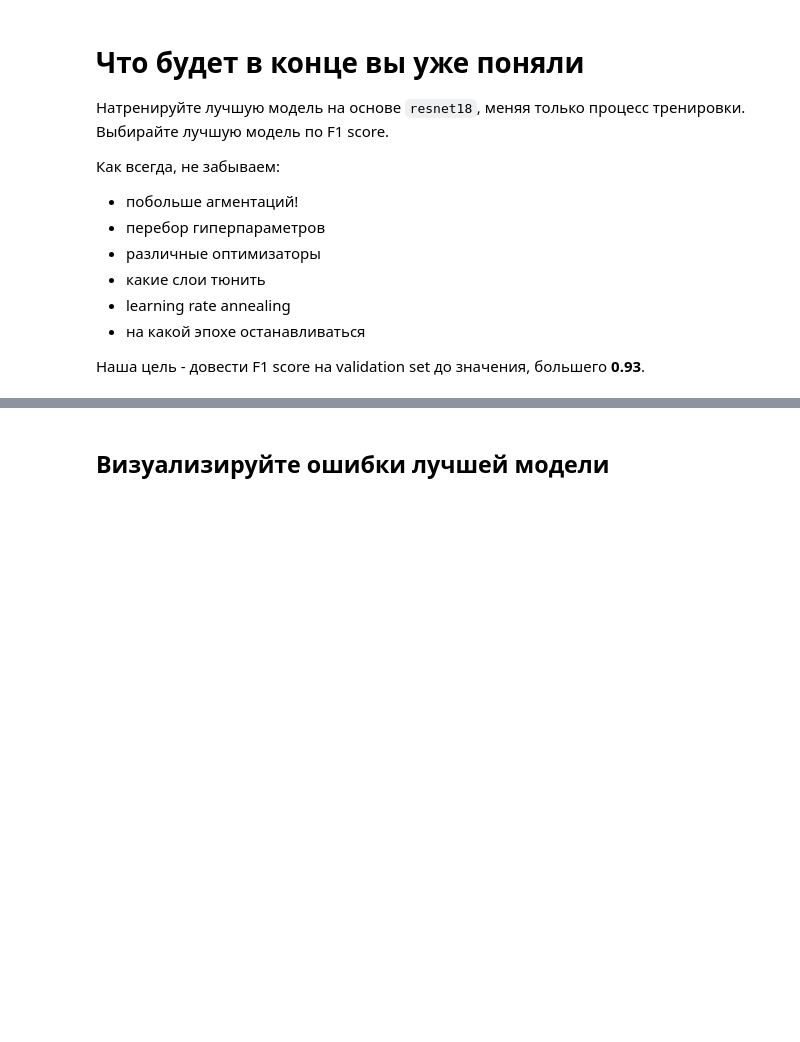
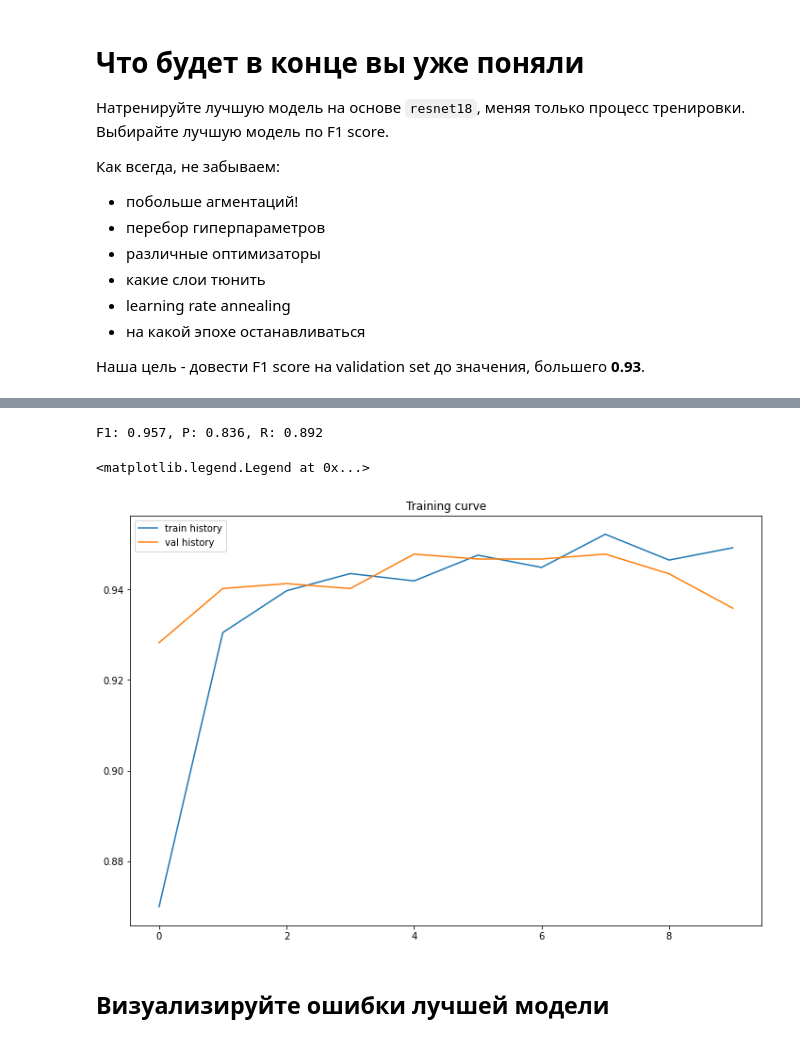
Before and after one commit to Eldervald/dlcourse_ai, a Jupyter notebook: assignments/assignment4/HotdogOrNot.ipynb, the cells around one changed output, grey strips where cells are left out. Drawn from its saved outputs; the diff is of its cells as text; code cells hidden in the pictures; blank space fills up the shorter version.

```diff
--- a/assignments/assignment4/HotdogOrNot.ipynb
+++ b/assignments/assignment4/HotdogOrNot.ipynb
@@ -370,0 +555,18 @@ print("F1: %4.3f, P: %4.3f, R: %4.3f" % (f1, precision, recall))
+# %%
+from torch.optim import lr_scheduler
+
+model = models.resnet18(pretrained=True)
+# TODO: Add a new output layer
+# Train new layer with learning speed 0.001 and old layers with 0.0001
+# https://pytorch.org/tutorials/beginner/transfer_learning_tutorial.html
+
+model.fc = nn.Linear(model.fc.in_features, 2)
+model = model.to(device)
+
+loss = nn.CrossEntropyLoss()
+optimizer = optim.SGD([
+                       {'params': list(model.parameters())[:-2], 'lr': 1e-4},
+                       {'params': list(model.parameters())[-2:], 'lr': 1e-2}],
+                      momentum=0.9)
+
+scheduler = lr_scheduler.StepLR(optimizer, step_size=2, gamma=0.5)
@@ -370,0 +614,2 @@ print("F1: %4.3f, P: %4.3f, R: %4.3f" % (f1, precision, recall))
+# %%
+loss_history, train_history, val_history = train_model(model, train_aug_loader, val_loader, loss, optimizer, scheduler, 10)
@@ -371,13 +627,21 @@ print("F1: %4.3f, P: %4.3f, R: %4.3f" % (f1, precision, recall))
 # %%
 # TODO: Train your best model!
-best_model = None
+best_model = model
 # %%
 # Let's check how it performs on validation set!
-predictions, ground_truth = evaluate_model(best_model, dataset, val_indices)
+predictions, ground_truth = evaluate_model(best_model, train_dataset, val_indices)
 precision, recall, f1 = binary_classification_metrics(predictions, ground_truth)
 print("F1: %4.3f, P: %4.3f, R: %4.3f" % (precision, recall, f1))
 
-# TODO: Visualize training curve for the best model
+plt.figure(figsize=(12, 8))
+plt.plot(train_history, label='train history')
+plt.plot(val_history, label='val history')
+plt.title("Training curve")
+plt.legend()
+# %% [output]
+F1: 0.957, P: 0.836, R: 0.892
+<matplotlib.legend.Legend at 0x...>
+[figure, added]
 # %% [markdown]
 ## Визуализируйте ошибки лучшей модели
 # %%
```
Also changed, not shown: parts of 18 cells of this notebook.
